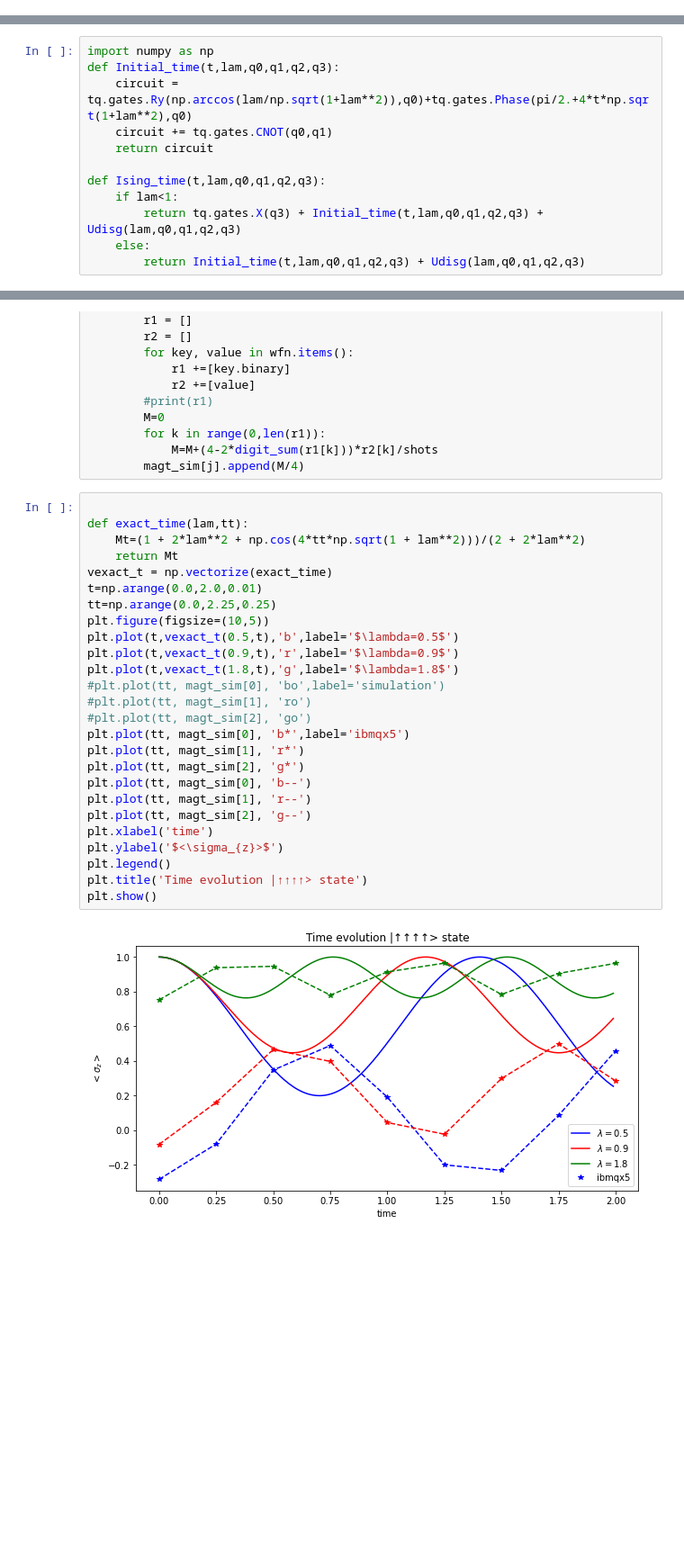
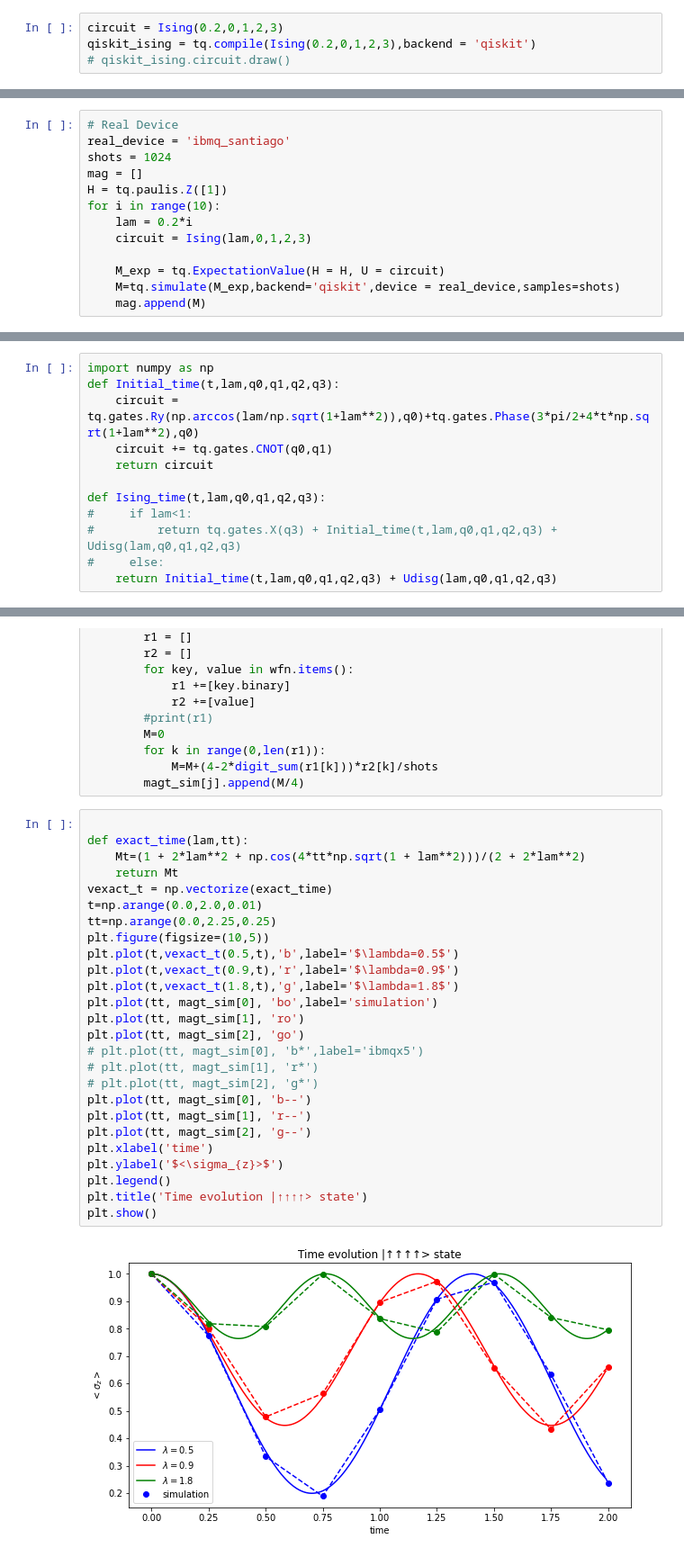
Before and after one commit to AnnaMHua/QOSF_Tequila, a Jupyter notebook: IsingModel.ipynb, the cells around one changed output, grey strips where cells are left out. Shown at 90% size. Drawn from its saved outputs; the diff is of its cells as text; blank space fills up the shorter version.

Commit message:
real IBMQ

```diff
--- a/IsingModel.ipynb
+++ b/IsingModel.ipynb
@@ -173,0 +216,4 @@ Time Evolution of $|\uparrow>^{\otimes4}$
+# %%
+circuit = Ising(0.2,0,1,2,3)
+qiskit_ising = tq.compile(Ising(0.2,0,1,2,3),backend = 'qiskit')
+# qiskit_ising.circuit.draw()
@@ -173,0 +231,13 @@ Time Evolution of $|\uparrow>^{\otimes4}$
+# %%
+# Real Device
+real_device = 'ibmq_santiago'
+shots = 1024
+mag = []
+H = tq.paulis.Z([1])
+for i in range(10):
+    lam = 0.2*i
+    circuit = Ising(lam,0,1,2,3)
+
+    M_exp = tq.ExpectationValue(H = H, U = circuit)
+    M=tq.simulate(M_exp,backend='qiskit',device = real_device,samples=shots)
+    mag.append(M)
@@ -174,15 +283,15 @@ Time Evolution of $|\uparrow>^{\otimes4}$
 # %%
 import numpy as np
 def Initial_time(t,lam,q0,q1,q2,q3):
-    circuit = tq.gates.Ry(np.arccos(lam/np.sqrt(1+lam**2)),q0)+tq.gates.Phase(pi/2.+4*t*np.sqrt(1+lam**2),q0)
+    circuit = tq.gates.Ry(np.arccos(lam/np.sqrt(1+lam**2)),q0)+tq.gates.Phase(3*pi/2+4*t*np.sqrt(1+lam**2),q0)
     circuit += tq.gates.CNOT(q0,q1)
     return circuit
 
 def Ising_time(t,lam,q0,q1,q2,q3):
-    if lam<1:
-        return tq.gates.X(q3) + Initial_time(t,lam,q0,q1,q2,q3) + Udisg(lam,q0,q1,q2,q3)
-    else:
-        return Initial_time(t,lam,q0,q1,q2,q3) + Udisg(lam,q0,q1,q2,q3)
+#     if lam<1:
+#         return tq.gates.X(q3) + Initial_time(t,lam,q0,q1,q2,q3) + Udisg(lam,q0,q1,q2,q3)
+#     else:
+    return Initial_time(t,lam,q0,q1,q2,q3) + Udisg(lam,q0,q1,q2,q3)
 # %%
 shots = 1024
 nlam=3
@@ -206,28 +315,28 @@ for j in range(nlam):
 # %%
 
 def exact_time(lam,tt):
     Mt=(1 + 2*lam**2 + np.cos(4*tt*np.sqrt(1 + lam**2)))/(2 + 2*lam**2)
     return Mt
 vexact_t = np.vectorize(exact_time)
 t=np.arange(0.0,2.0,0.01)
 tt=np.arange(0.0,2.25,0.25)
 plt.figure(figsize=(10,5))
 plt.plot(t,vexact_t(0.5,t),'b',label='$\lambda=0.5$')
 plt.plot(t,vexact_t(0.9,t),'r',label='$\lambda=0.9$')
 plt.plot(t,vexact_t(1.8,t),'g',label='$\lambda=1.8$')
-#plt.plot(tt, magt_sim[0], 'bo',label='simulation')
-#plt.plot(tt, magt_sim[1], 'ro')
-#plt.plot(tt, magt_sim[2], 'go')
-plt.plot(tt, magt_sim[0], 'b*',label='ibmqx5')
-plt.plot(tt, magt_sim[1], 'r*')
-plt.plot(tt, magt_sim[2], 'g*')
+plt.plot(tt, magt_sim[0], 'bo',label='simulation')
+plt.plot(tt, magt_sim[1], 'ro')
+plt.plot(tt, magt_sim[2], 'go')
+# plt.plot(tt, magt_sim[0], 'b*',label='ibmqx5')
+# plt.plot(tt, magt_sim[1], 'r*')
+# plt.plot(tt, magt_sim[2], 'g*')
 plt.plot(tt, magt_sim[0], 'b--')
 plt.plot(tt, magt_sim[1], 'r--')
 plt.plot(tt, magt_sim[2], 'g--')
 plt.xlabel('time')
 plt.ylabel('$<\sigma_{z}>$')
 plt.legend()
 plt.title('Time evolution |↑↑↑↑> state')
 plt.show()
 # %% [output]
-[figure, old version]
+[figure, new version]
```
Also changed, not shown: parts of 13 cells of this notebook.
